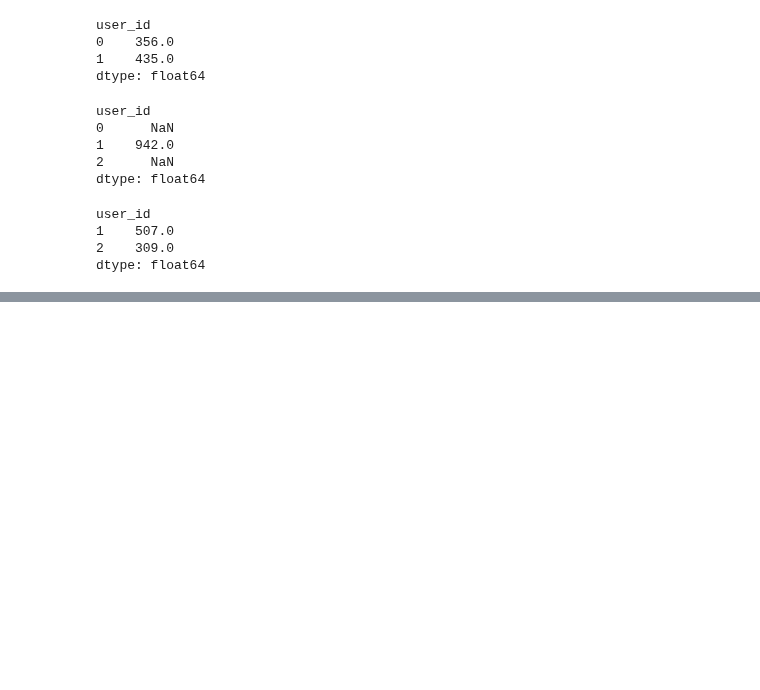
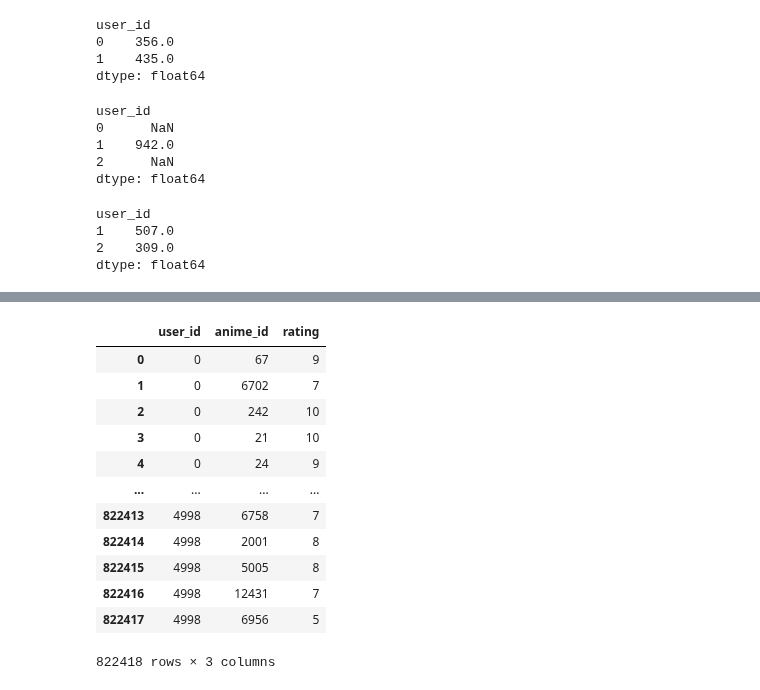
Before and after one commit to mijkami/Anime_Map, a Jupyter notebook: notebooks/prep before google.ipynb, the cells around one changed output, grey strips where cells are left out. Cells and saved outputs as stored; diff of their text form; code cells hidden in the pictures; blank space fills up the shorter version.

```diff
--- a/notebooks/prep before google.ipynb
+++ b/notebooks/prep before google.ipynb
@@ -710,0 +737,5 @@ dtype: float64
+# %%
+for i in range(data.shape[0]//(10**5)+1):
+    print(i*10**5)
+    if i == data.shape[0]//(10**5):
+        print(data.shape[0])
@@ -710,0 +753,12 @@ dtype: float64
+# %%
+concat = pd.DataFrame()
+for i in range(data.shape[0]//(10**5)+1):
+    print(i*10**5)
+    truc = data.iloc[(i-1)*10**5:i*10**5,:]
+    concat = pd.concat([concat, truc], axis=0).fillna(0)
+    pivot_df = truc.pivot_table(index='anime_id',columns='user_id',values='rating').fillna(0)
+    if i == data.shape[0]//(10**5):
+        print(data.shape[0])
+        truc = data.iloc[(i)*10**5:,:]
+        concat = pd.concat([concat, truc], axis=0).fillna(0)
+        pivot_df = truc.pivot_table(index='anime_id',columns='user_id',values='rating').fillna(0)
@@ -710,0 +776,16 @@ dtype: float64
+# %%
+concat
+# %% [output]
+|  | user_id | anime_id | rating |
+| 0 | 0 | 67 | 9 |
+| 1 | 0 | 6702 | 7 |
+| 2 | 0 | 242 | 10 |
+| 3 | 0 | 21 | 10 |
+| 4 | 0 | 24 | 9 |
+| ... | ... | ... | ... |
+| 822413 | 4998 | 6758 | 7 |
+| 822414 | 4998 | 2001 | 8 |
+| 822415 | 4998 | 5005 | 8 |
+| 822416 | 4998 | 12431 | 7 |
+| 822417 | 4998 | 6956 | 5 |
+822418 rows × 3 columns
```
Also changed, not shown: parts of 34 cells of this notebook, 6 other files.
